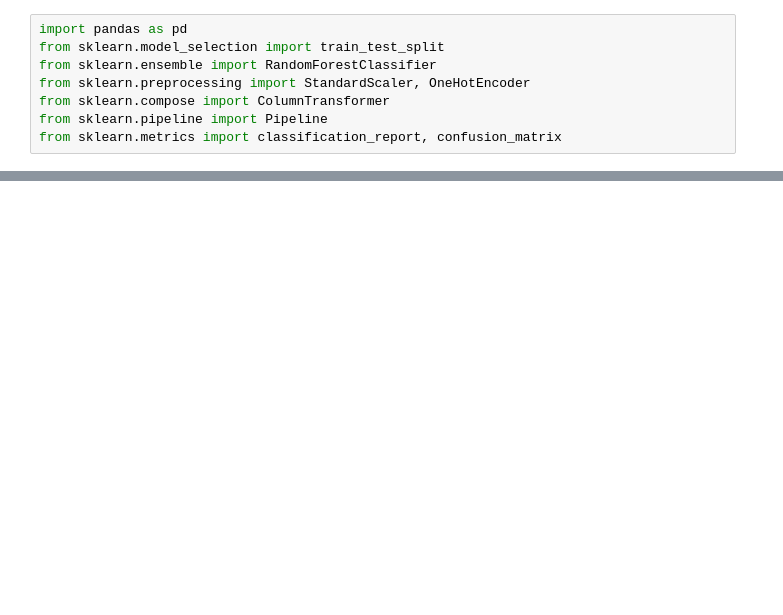
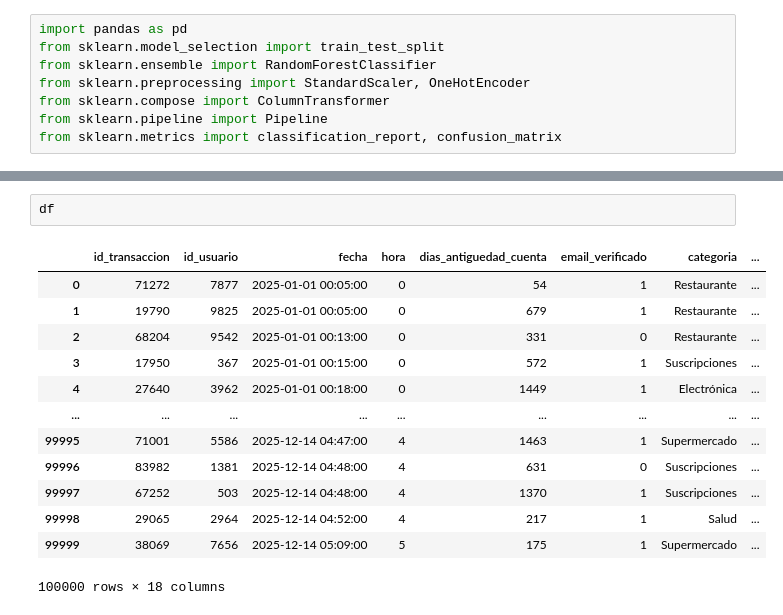
Before and after one commit to danilaviaart-lgtm/novapay_group3, a Jupyter notebook: notebooks/ml_dani.ipynb, the cells around one changed output, grey strips where cells are left out. Drawn from its saved outputs; the diff is of its cells as text; blank space fills up the shorter version.

```diff
--- a/notebooks/ml_dani.ipynb
+++ b/notebooks/ml_dani.ipynb
@@ -371,3 +371,19 @@ joblib.dump(modelo_alto_recall, '../models/modelo_alto_recall_dani.pkl')
 print("Modelo guardado correctamente.")
 # %% [output]
 Modelo guardado correctamente.
+# %%
+df
+# %% [output]
+|  | id_transaccion | id_usuario | fecha | hora | dias_antiguedad_cuenta | email_verificado | categoria | ... |
+| 0 | 71272 | 7877 | 2025-01-01 00:05:00 | 0 | 54 | 1 | Restaurante | ... |
+| 1 | 19790 | 9825 | 2025-01-01 00:05:00 | 0 | 679 | 1 | Restaurante | ... |
+| 2 | 68204 | 9542 | 2025-01-01 00:13:00 | 0 | 331 | 0 | Restaurante | ... |
+| 3 | 17950 | 367 | 2025-01-01 00:15:00 | 0 | 572 | 1 | Suscripciones | ... |
+| 4 | 27640 | 3962 | 2025-01-01 00:18:00 | 0 | 1449 | 1 | Electrónica | ... |
+| ... | ... | ... | ... | ... | ... | ... | ... | ... |
+| 99995 | 71001 | 5586 | 2025-12-14 04:47:00 | 4 | 1463 | 1 | Supermercado | ... |
+| 99996 | 83982 | 1381 | 2025-12-14 04:48:00 | 4 | 631 | 0 | Suscripciones | ... |
+| 99997 | 67252 | 503 | 2025-12-14 04:48:00 | 4 | 1370 | 1 | Suscripciones | ... |
+| 99998 | 29065 | 2964 | 2025-12-14 04:52:00 | 4 | 217 | 1 | Salud | ... |
+| 99999 | 38069 | 7656 | 2025-12-14 05:09:00 | 5 | 175 | 1 | Supermercado | ... |
+100000 rows × 18 columns
```
Also changed, not shown: parts of 10 cells of this notebook, 6 other files.
